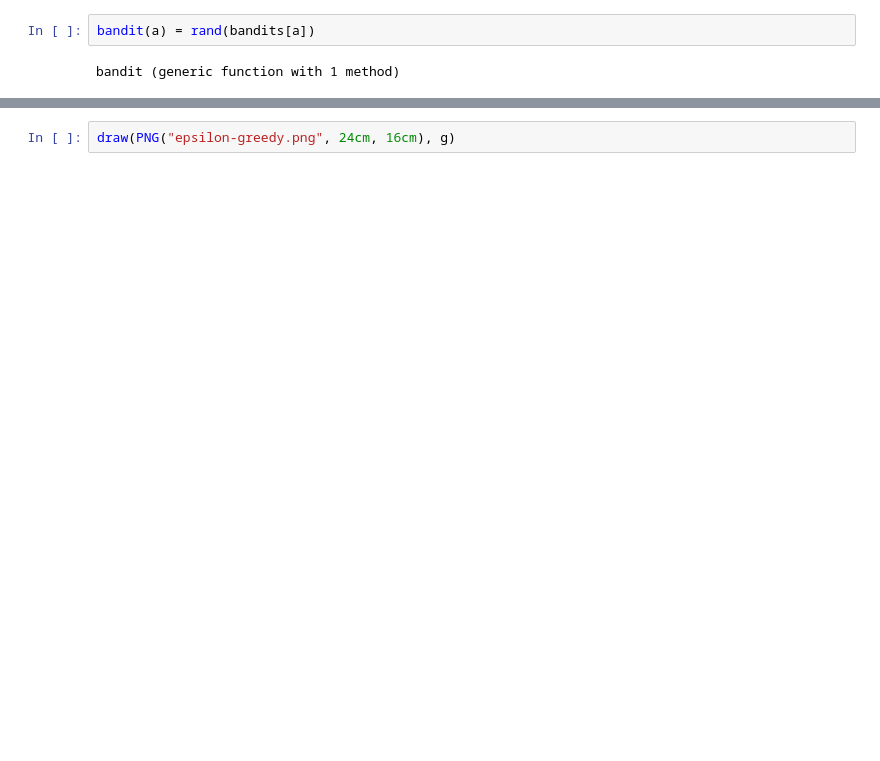
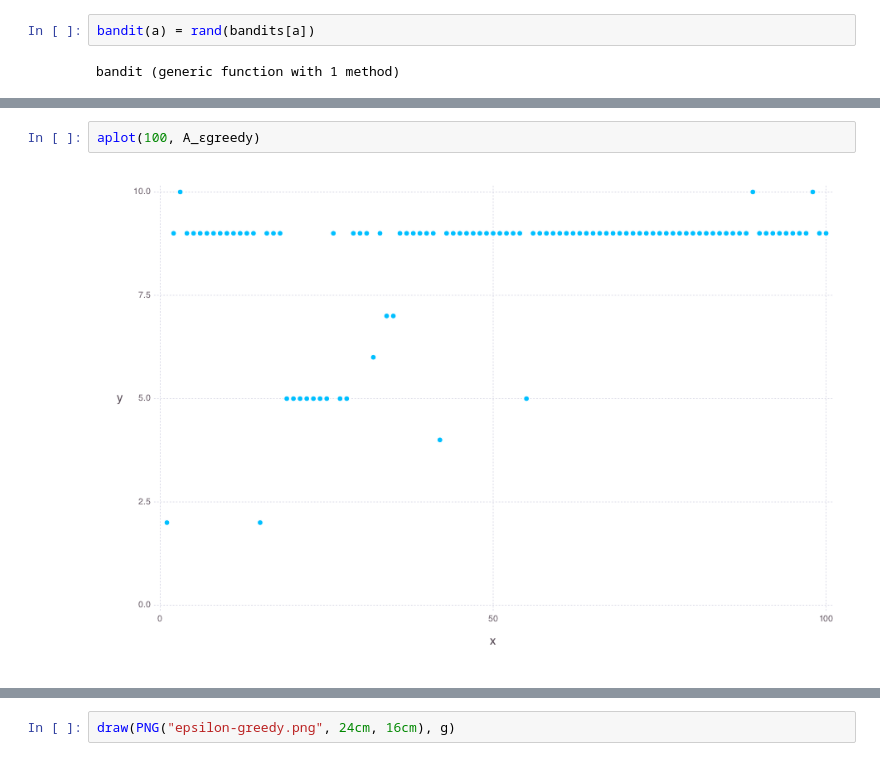
Before and after one commit to cirocavani/Singularity, a Jupyter notebook: RL/Multi-Armed Bandits.ipynb, the cells around one changed output, grey strips where cells are left out. Drawn from its saved outputs; the diff is of its cells as text; blank space fills up the shorter version.

```diff
--- a/RL/Multi-Armed Bandits.ipynb
+++ b/RL/Multi-Armed Bandits.ipynb
@@ -100,3 +115,7 @@ hist(A_ϵgreedy, 0:k)[2]
+# %%
+aplot(100, A_ϵgreedy)
+# %% [output]
+[figure, added]
 # %%
 A_ϵgreedy001, R_ϵgreedy001 = ϵgreedy(0.01)
 string("ϵ-Greedy [ϵ = 0.01]: action = ", A_ϵgreedy001[end], ", total reward = ", sum(R_ϵgreedy001))
```
Also changed, not shown: parts of 21 cells of this notebook.
